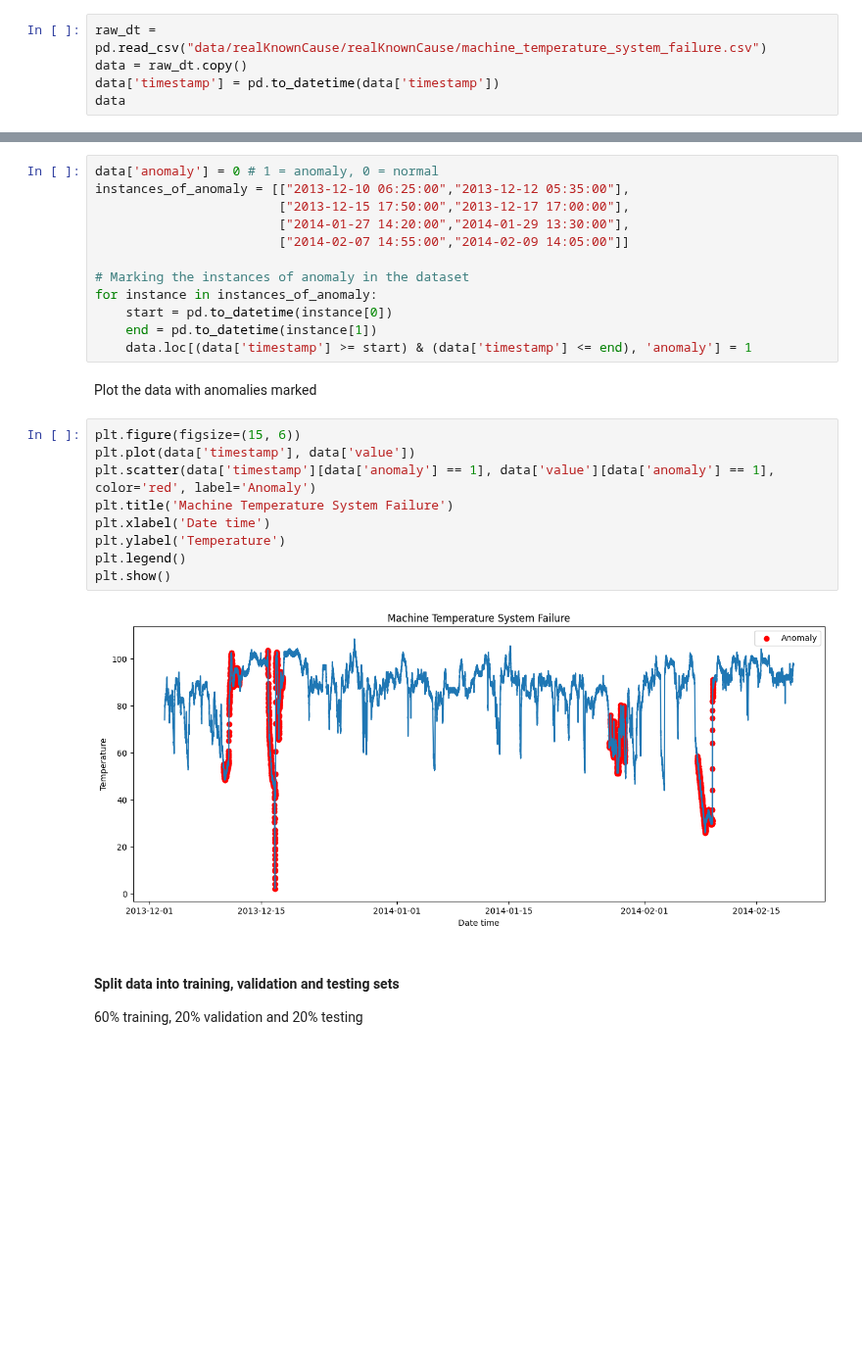
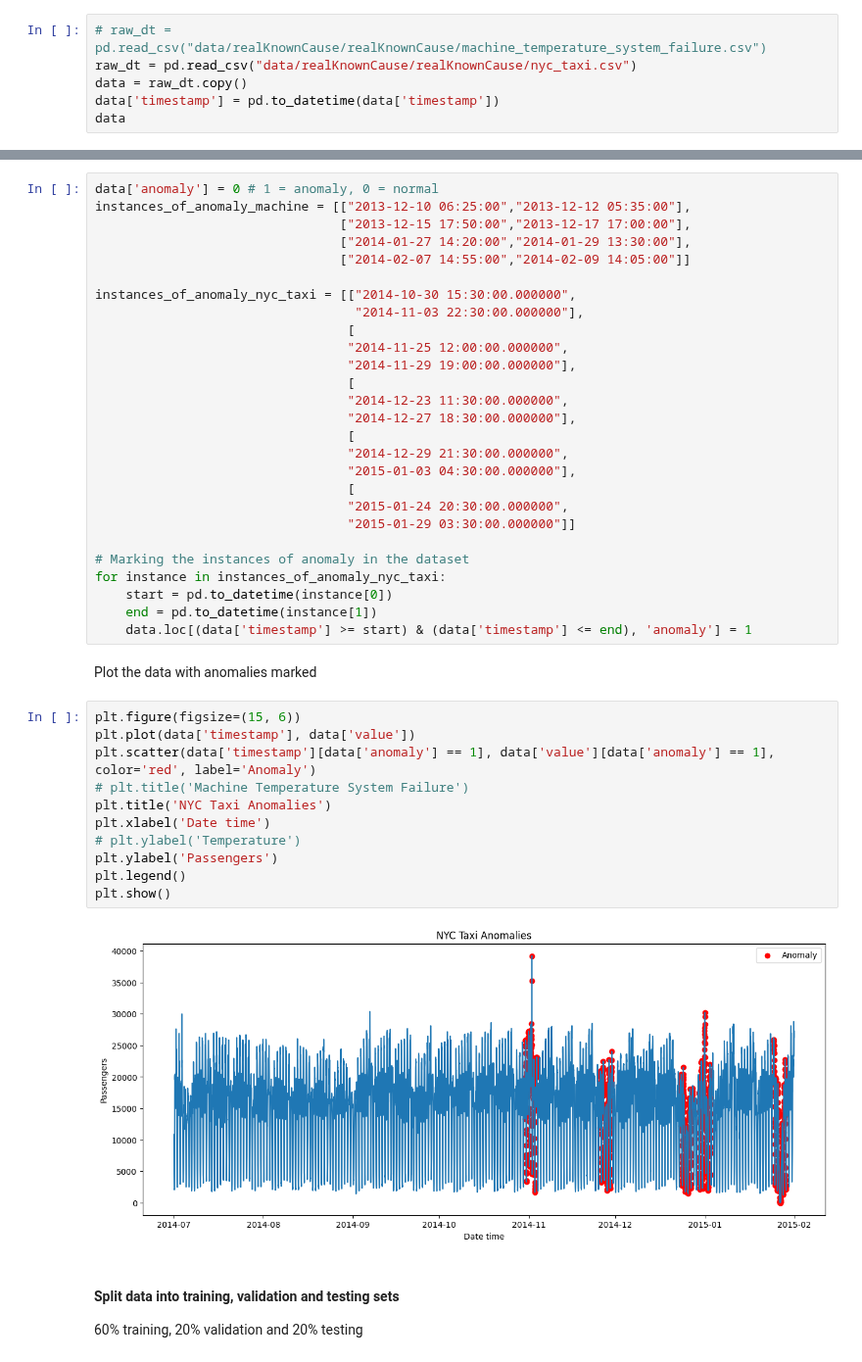
Before and after one commit to anjalianand10/VariationalAutoencodersForAnomalyDetection, a Jupyter notebook: isolation_forest.ipynb, the cells around one changed output, grey strips where cells are left out. Shown at 98% size. Drawn from its saved outputs; the diff is of its cells as text; blank space fills up the shorter version.

```diff
--- a/isolation_forest.ipynb
+++ b/isolation_forest.ipynb
@@ -13,7 +13,8 @@ from sklearn.metrics import accuracy_score, confusion_matrix
 # %% [markdown]
 #### Data preprocessing
 # %%
-raw_dt = pd.read_csv("data/realKnownCause/realKnownCause/machine_temperature_system_failure.csv")
+# raw_dt = pd.read_csv("data/realKnownCause/realKnownCause/machine_temperature_system_failure.csv")
+raw_dt = pd.read_csv("data/realKnownCause/realKnownCause/nyc_taxi.csv")
 data = raw_dt.copy()
 data['timestamp'] = pd.to_datetime(data['timestamp'])
 data
@@ -35,13 +36,28 @@ data
 Anomalies labeled according to the NAB github (https://github.com/numenta/NAB/blob/master/labels/):
 # %%
 data['anomaly'] = 0 # 1 = anomaly, 0 = normal
-instances_of_anomaly = [["2013-12-10 06:25:00","2013-12-12 05:35:00"],
-                        ["2013-12-15 17:50:00","2013-12-17 17:00:00"],
-                        ["2014-01-27 14:20:00","2014-01-29 13:30:00"],
-                        ["2014-02-07 14:55:00","2014-02-09 14:05:00"]]
+instances_of_anomaly_machine = [["2013-12-10 06:25:00","2013-12-12 05:35:00"],
+                                ["2013-12-15 17:50:00","2013-12-17 17:00:00"],
+                                ["2014-01-27 14:20:00","2014-01-29 13:30:00"],
+                                ["2014-02-07 14:55:00","2014-02-09 14:05:00"]]
+
+instances_of_anomaly_nyc_taxi = [["2014-10-30 15:30:00.000000",
+                                  "2014-11-03 22:30:00.000000"],
+                                 [
+                                 "2014-11-25 12:00:00.000000",
+                                 "2014-11-29 19:00:00.000000"],
+                                 [
+                                 "2014-12-23 11:30:00.000000",
+                                 "2014-12-27 18:30:00.000000"],
+                                 [
+                                 "2014-12-29 21:30:00.000000",
+                                 "2015-01-03 04:30:00.000000"],
+                                 [
+                                 "2015-01-24 20:30:00.000000",
+                                 "2015-01-29 03:30:00.000000"]]
 
 # Marking the instances of anomaly in the dataset
-for instance in instances_of_anomaly:
+for instance in instances_of_anomaly_nyc_taxi:
     start = pd.to_datetime(instance[0])
     end = pd.to_datetime(instance[1])
     data.loc[(data['timestamp'] >= start) & (data['timestamp'] <= end), 'anomaly'] = 1
@@ -50,14 +66,16 @@ Plot the data with anomalies marked
 # %%
 plt.figure(figsize=(15, 6))
 plt.plot(data['timestamp'], data['value'])
 plt.scatter(data['timestamp'][data['anomaly'] == 1], data['value'][data['anomaly'] == 1], color='red', label='Anomaly')
-plt.title('Machine Temperature System Failure')
+# plt.title('Machine Temperature System Failure')
+plt.title('NYC Taxi Anomalies')
 plt.xlabel('Date time')
-plt.ylabel('Temperature')
+# plt.ylabel('Temperature')
+plt.ylabel('Passengers')
 plt.legend()
 plt.show()
 # %% [output]
-[figure, old version]
+[figure, new version]
 # %% [markdown]
 #### Split data into training, validation and testing sets
 60% training, 20% validation and 20% testing
```
Also changed, not shown: parts of 5 cells of this notebook.
